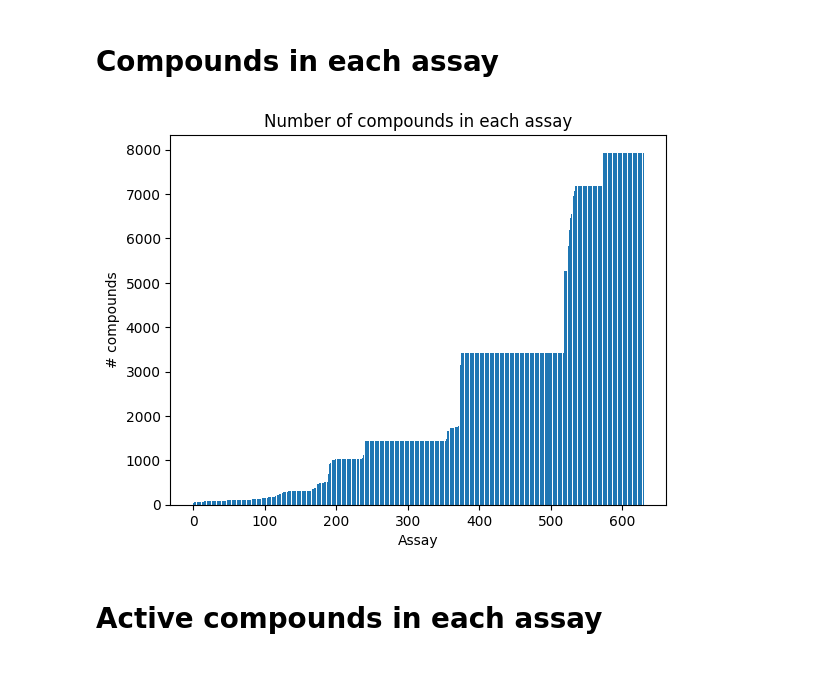
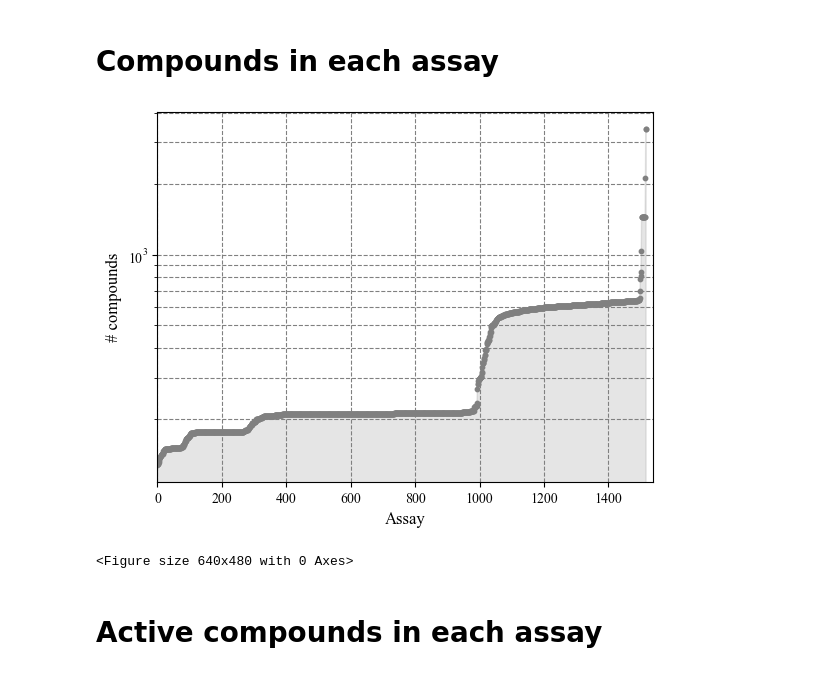
Before and after one commit to labdao/FS-Tox, a Jupyter notebook: notebooks/3.1-diagnostic-plots.ipynb, the cells around one changed output. Drawn from its saved outputs; the diff is of its cells as text; code cells hidden in the pictures.

```diff
--- a/notebooks/3.1-diagnostic-plots.ipynb
+++ b/notebooks/3.1-diagnostic-plots.ipynb
@@ -5,3 +10,7 @@ import matplotlib.pyplot as plt
 # %% [markdown]
 # Compounds in each assay
+# %%
+run_dir = "/Users/sethhowes/Desktop/FS-Tox/multirun/2023-08-03/16-10-07"
+dataset_dirs = [pathlib.Path(run_dir) / dataset_dir for dataset_dir in os.listdir(run_dir) if os.path.isdir(os.path.join(run_dir, dataset_dir))]
+assay_dataset_dirs = [dataset_dir / 'data/processed/assay/*' for dataset_dir in dataset_dirs]
 # %%
@@ -23,18 +34,40 @@ for file in parquet_files:
 # %%
-# sort the list in ascending order
-row_counts.sort()
+assay_counts = assay_counts.sort_values('count')
+assay_counts['assay_id'] = range(len(assay_counts))
 
-# create indices for x-axis
-indices = range(len(row_counts))
+plt.rcParams['font.family'] = 'Times New Roman'
 
-# create a bar plot of the sorted numbers
-plt.bar(indices, row_counts)
-plt.title("Number of compounds in each assay")
-plt.xlabel("Assay")
-plt.ylabel("# compounds")
 
+# Create subplots
+# fig, axes = plt.subplots(6, 1, figsize=(12, 10), gridspec_kw={'height_ratios': [3] + [1] * 5})
+
+
+# Plot the scatter plot and fill area under the points
+x = np.arange(len(assay_counts['assay_id']))
+y = assay_counts['count']
+
+plt.scatter(x, y, color='gray', s=10)
+plt.fill_between(x, y, color='gray', alpha=0.2) # Translucent fill
+plt.yscale('log') # Logarithmic scale
+plt.xlabel("Assay", fontsize=12)
+plt.ylabel("# compounds", fontsize=12)
+plt.xlim(0, 1540)
+plt.grid(True,which="both",ls="--",c='gray')
 plt.show()
+
+
+# # Plot the smoothed distributions (KDE plots) for the distribution of assay sizes for each dataset
+# unique_datasets = assay_counts['dataset'].unique()
+# for i, dataset in enumerate(unique_datasets):
+#     axes[i+1].set_title(dataset)
+#     subset = assay_counts[assay_counts['dataset'] == dataset]
+#     sns.kdeplot(x='count', data=subset, shade=True, ax=axes[i+1])
+#     axes[i+1].set_xlabel('')  # Remove x-axis label
+
+plt.tight_layout()
+plt.show()
 # %% [output]
-[figure, old version]
+[figure, new version]
+<Figure size 640x480 with 0 Axes>
 # %% [markdown]
 # Active compounds in each assay
```
Also changed, not shown: parts of 5 cells of this notebook, 8 other files.
